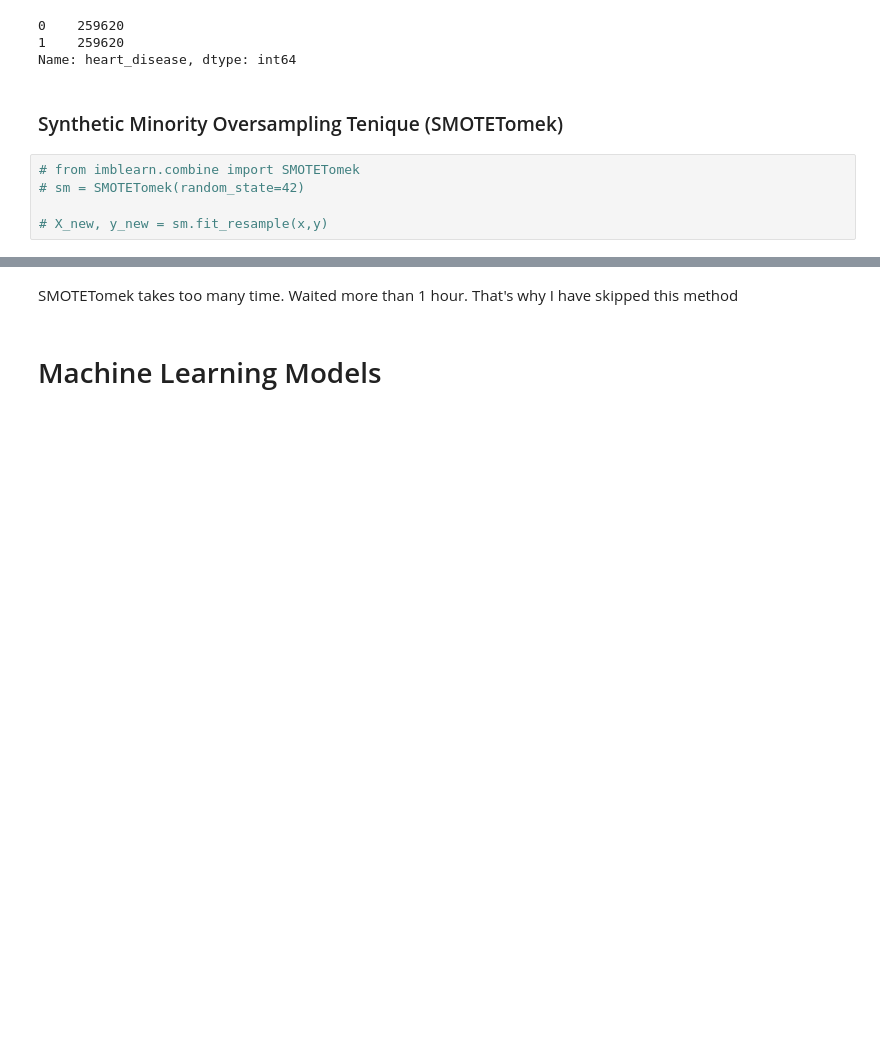
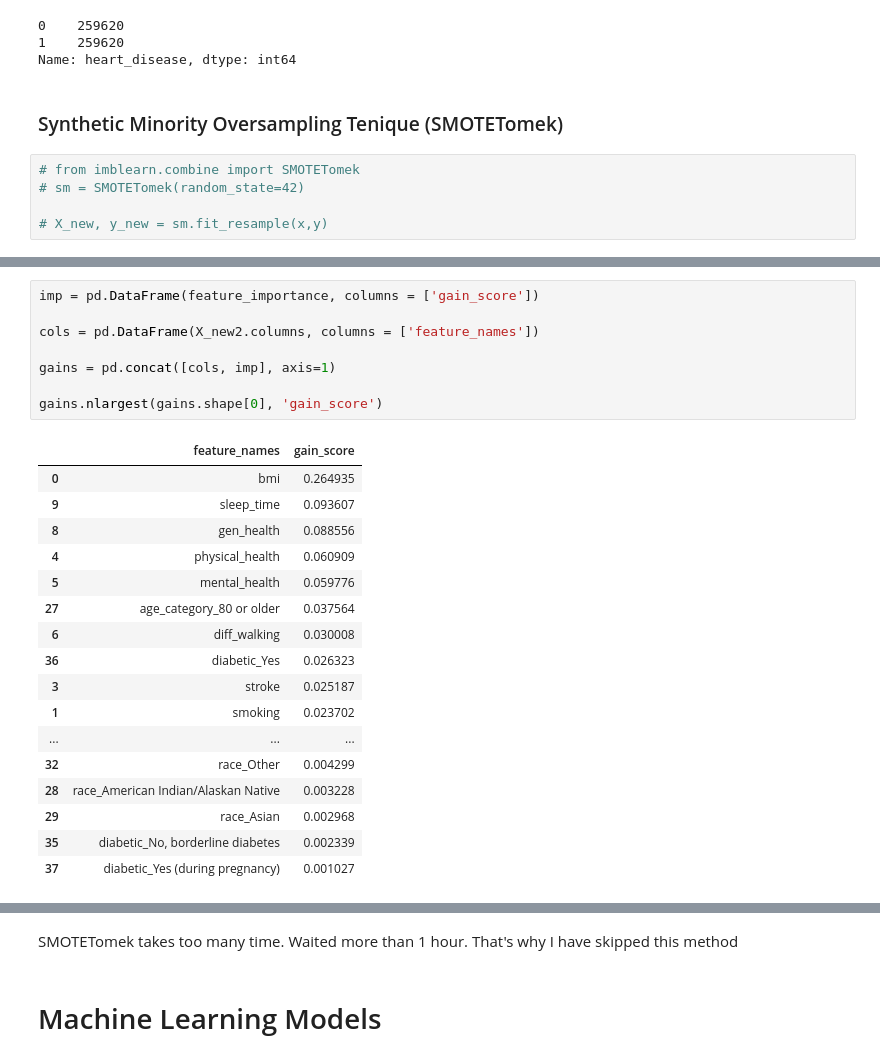
Before and after one commit to S-Delowar/DS-Projects, a Jupyter notebook: Heart Disease Prediction/heart_disease_prediction.ipynb, the cells around one changed output, grey strips where cells are left out. Cells and saved outputs as stored; diff of their text form; blank space fills up the shorter version.

```diff
--- a/Heart Disease Prediction/heart_disease_prediction.ipynb
+++ b/Heart Disease Prediction/heart_disease_prediction.ipynb
@@ -537,0 +554,26 @@ Name: heart_disease, dtype: int64
+# %%
+imp = pd.DataFrame(feature_importance, columns = ['gain_score'])
+
+cols = pd.DataFrame(X_new2.columns, columns = ['feature_names'])
+
+gains = pd.concat([cols, imp], axis=1)
+
+gains.nlargest(gains.shape[0], 'gain_score')
+# %% [output]
+|  | feature_names | gain_score |
+| 0 | bmi | 0.264935 |
+| 9 | sleep_time | 0.093607 |
+| 8 | gen_health | 0.088556 |
+| 4 | physical_health | 0.060909 |
+| 5 | mental_health | 0.059776 |
+| 27 | age_category_80 or older | 0.037564 |
+| 6 | diff_walking | 0.030008 |
+| 36 | diabetic_Yes | 0.026323 |
+| 3 | stroke | 0.025187 |
+| 1 | smoking | 0.023702 |
+| ... | ... | ... |
+| 32 | race_Other | 0.004299 |
+| 28 | race_American Indian/Alaskan Native | 0.003228 |
+| 29 | race_Asian | 0.002968 |
+| 35 | diabetic_No, borderline diabetes | 0.002339 |
+| 37 | diabetic_Yes (during pregnancy) | 0.001027 |
```
Also changed, not shown: parts of 43 cells of this notebook.
